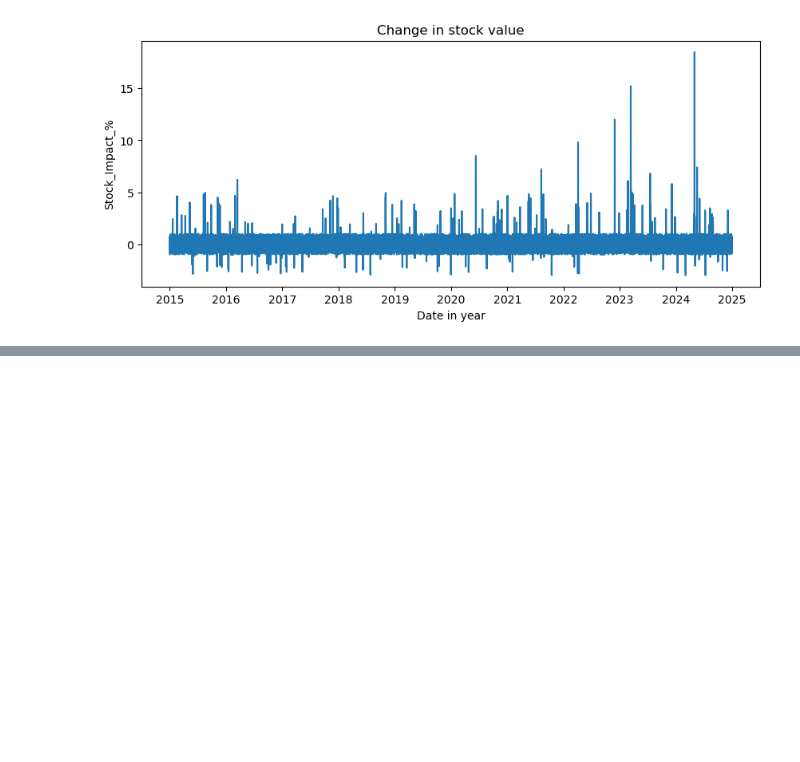
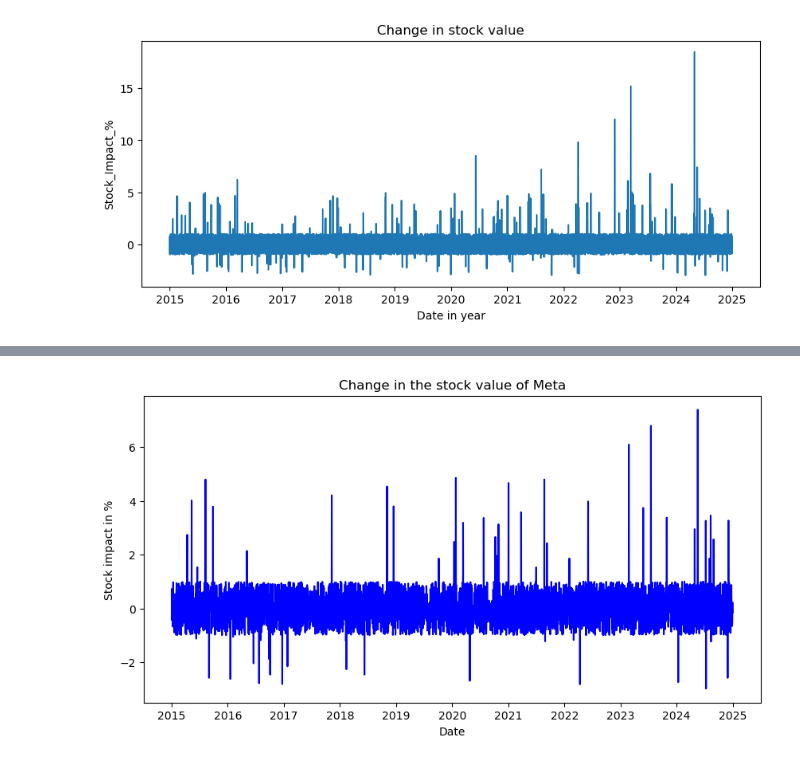
Before and after one commit to abdullahkhan-10/Python-Complete-Course, a Jupyter notebook: Python Projects/Intermediate Projects/3_financial_data.ipynb, the cells around one changed output, grey strips where cells are left out. Saved outputs shown, nothing was run; the diff lists cells and outputs as text; code cells hidden in the pictures; blank space fills up the shorter version.

```diff
--- a/Python Projects/Intermediate Projects/3_financial_data.ipynb
+++ b/Python Projects/Intermediate Projects/3_financial_data.ipynb
@@ -236,0 +294,4 @@ plt.show()
+# %%
+meta_data = financial_data[financial_data["Company"] == "Meta"]
+
+meta_data.head()
@@ -236,0 +305,11 @@ plt.show()
+# %%
+plt.figure(figsize= (10,5))
+
+plt.plot(meta_data["Date"], meta_data["Stock_Impact_%"], color="blue")
+plt.title("Change in the stock value of Meta")
+plt.xlabel("Date")
+plt.ylabel("Stock impact in %")
+
+plt.show()
+# %% [output]
+[figure, added]
```
Also changed, not shown: parts of 7 cells of this notebook.
